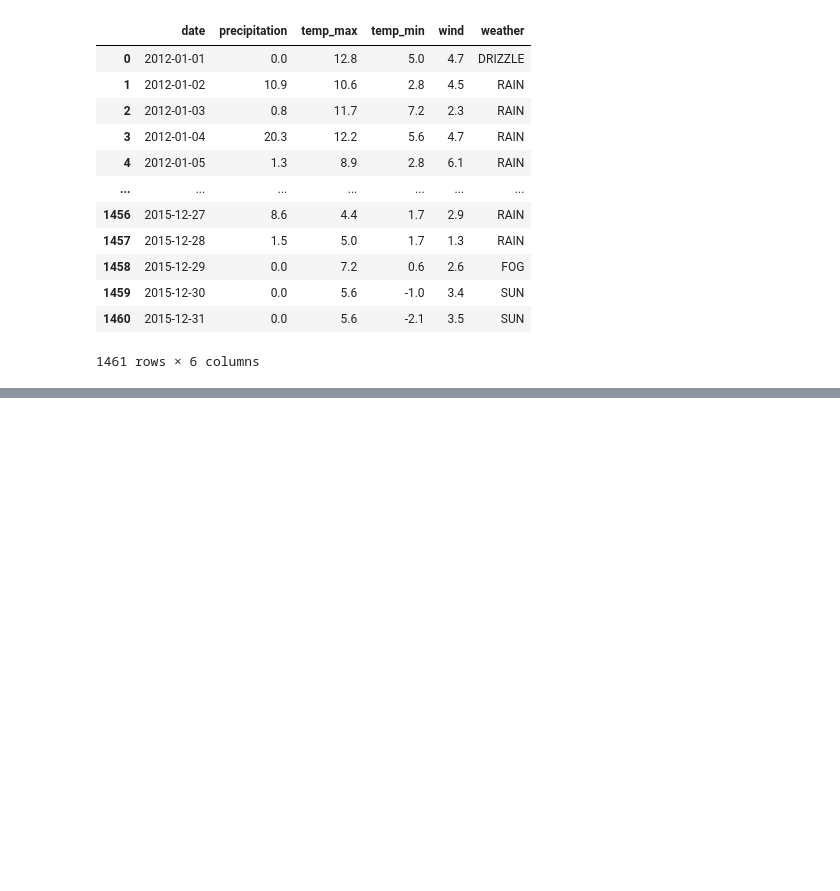
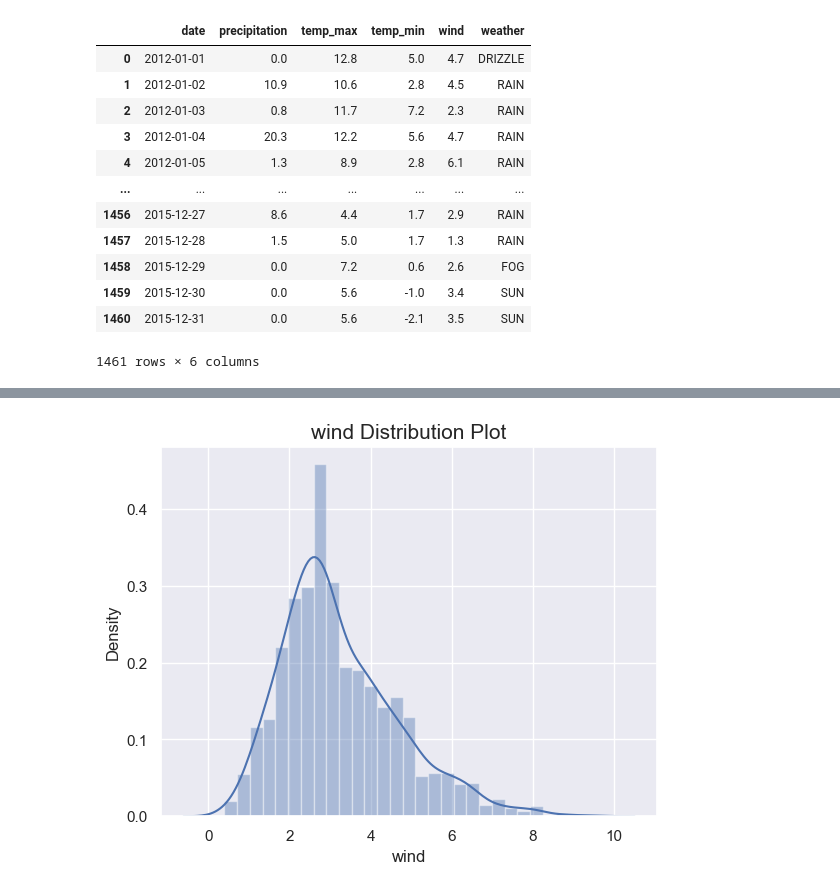
Before and after one commit to shubhangi24kashid/SkyCast, a Jupyter notebook: detection.ipynb, the cells around one changed output, grey strips where cells are left out. Cells and saved outputs as stored; diff of their text form; code cells hidden in the pictures; blank space fills up the shorter version.

```diff
--- a/detection.ipynb
+++ b/detection.ipynb
@@ -226,0 +248,7 @@ weath_cpy
+# %%
+
+sns.distplot(weath_cpy.wind)
+plt.title("wind Distribution Plot",fontsize=15)
+plt.show()
+# %% [output]
+[figure, added]
```
Also changed, not shown: parts of 5 cells of this notebook.
